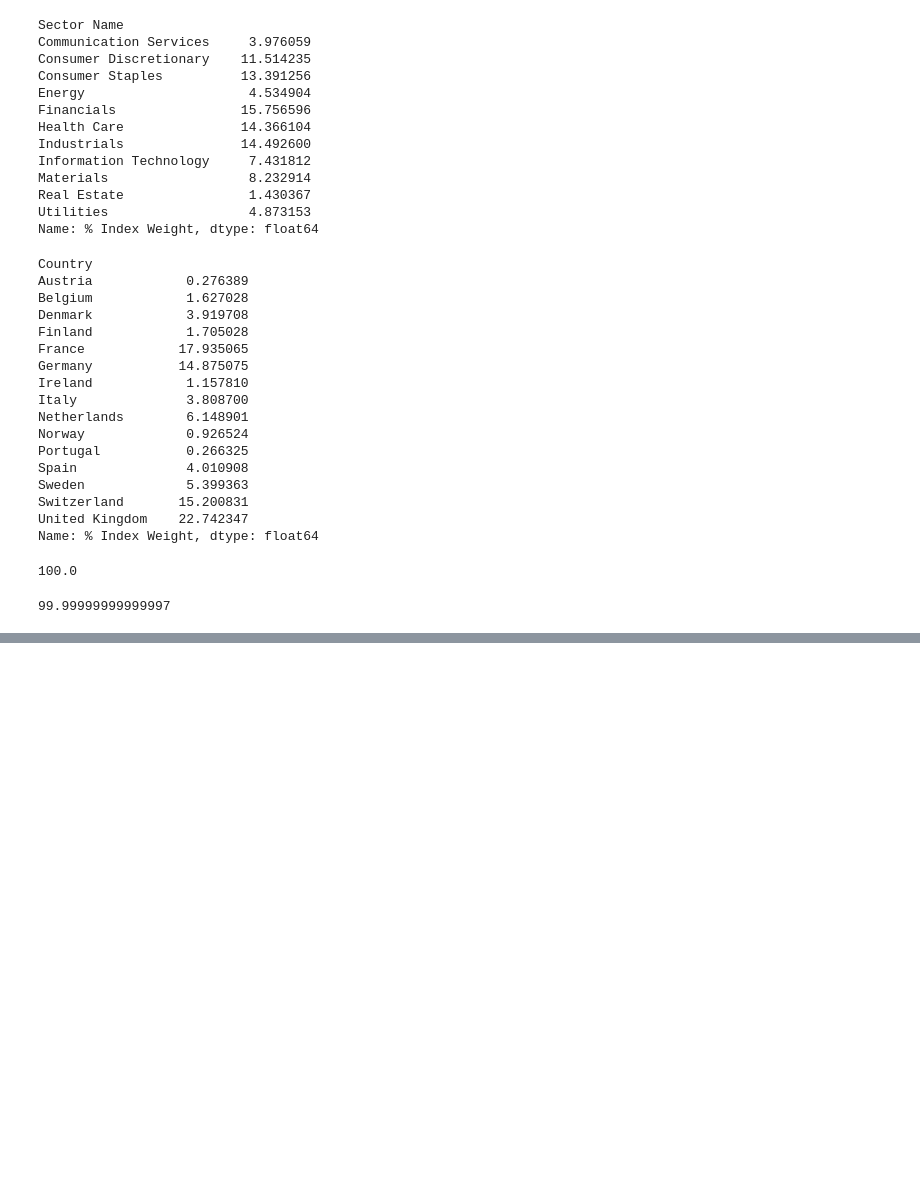
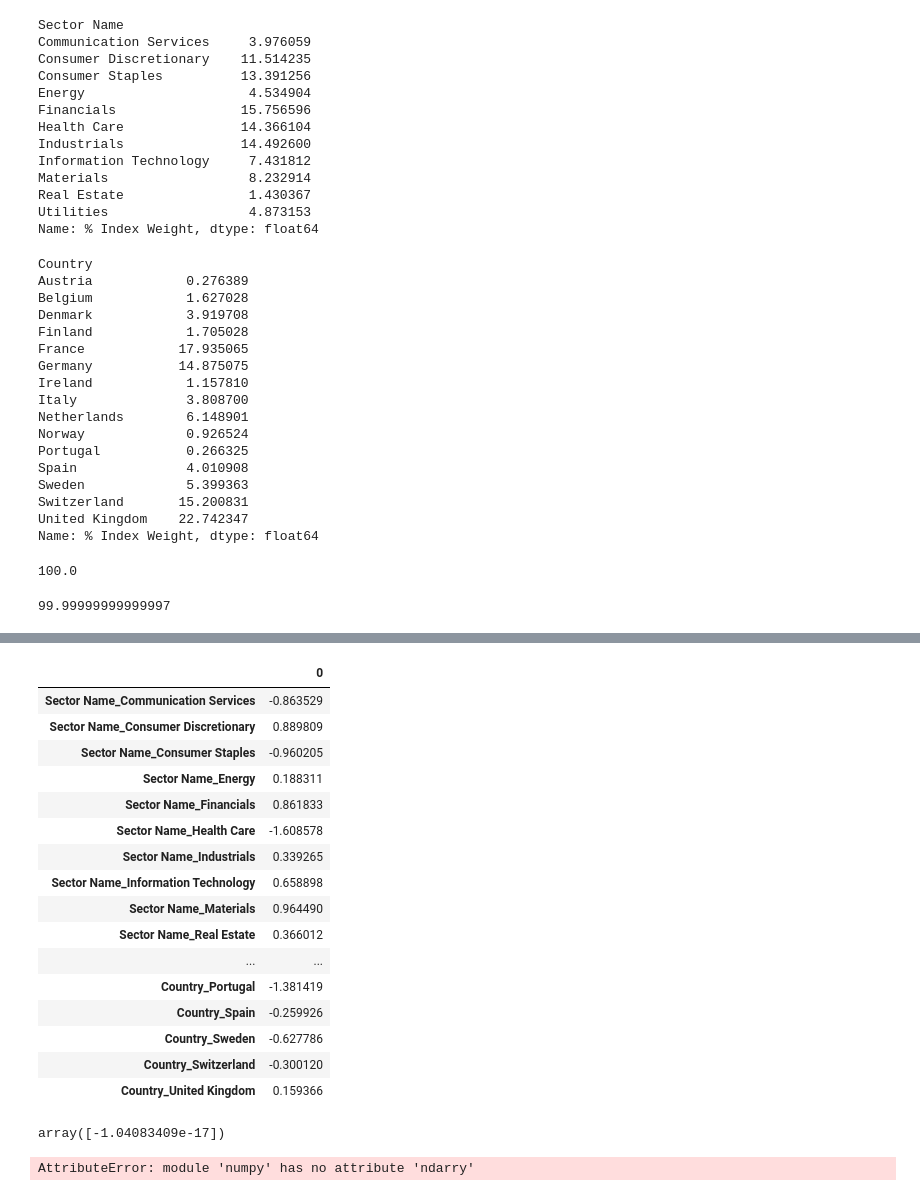
Before and after one commit to faisfabio83/custom_risk_model, a Jupyter notebook: Country-Sector Risk Model.ipynb, the cells around one changed output, grey strips where cells are left out. Drawn from its saved outputs; the diff is of its cells as text; code cells hidden in the pictures; blank space fills up the shorter version.

```diff
--- a/Country-Sector Risk Model.ipynb
+++ b/Country-Sector Risk Model.ipynb
@@ -185,0 +198,4 @@ sector_weights.sum()
+# %%
+y = df['1 Day %Change']
+y.index = df['Symbol']
+y.head()
@@ -185,0 +251,18 @@ sector_weights.sum()
+# %%
+# Model 2: Constrained (Sector dummies plus Intercept) s.t. sum sector_weight * x = 0
+
+# Set Constraints and add intercept
+
+intercept = pd.DataFrame(np.ones(len(y))); intercept.index = df['Symbol']
+
+A_sector = pd.merge(intercept, s_dummies, left_index = True, right_index = True)
+
+x_sector_zero = cp.Variable(A_sector.shape[1])
+
+sector_zero = cp.sum(np.ndarray(shape = (11, 1), buffer = sector_weights.values).T / 100 @ x_sector_zero[1:]) == 0
+# sw_mod = pd.Series([0.0], index = ["Intercept"]).append(sector_weights)
+# sector_zero = cp.sum(sw_mod / 100 @ x_sector_zero.value) == 0
+
+cost = cp.sum_squares( A_sector.values @ x_sector_zero - y )
+prob_sector_zero = cp.Problem(cp.Minimize(cost), [ sector_zero ])
+prob_sector_zero.solve()
@@ -185,0 +300,21 @@ sector_weights.sum()
+# %%
+# Model 3: Constrained (Sector & Country dummies plus Intercept) s.t. sum sector_weight * x = 0 & sum country_weight * x = 0
+
+# Set Constraints and add intercept
+
+intercept.column = ['Intercept']
+c_dummies = pd.get_dummies(df[['Country']]); c_dummies.index = df['Symbol']
+
+A_sector_country = intercept.join(s_dummies).join(c_dummies)
+
+x_sector_country_zero = cp.Variable(A_sector_country.shape[1])
+
+sector_zero = cp.sum(np.ndarray(shape = (s_dummies.shape[1], 1), buffer = sector_weights.values).T / 100 @ x_sector_country_zero[1:s_dummies.shape[1]+1]) == 0
+country_zero = cp.sum(np.ndarray(shape = (c_dummies.shape[1], 1), buffer = country_weights.values).T / 100 @ x_sector_country_zero[s_dummies.shape[1]+1:]) == 0
+
+# sw_mod = pd.Series([0.0], index = ["Intercept"]).append(sector_weights)
+# sector_zero = cp.sum(sw_mod / 100 @ x_sector_zero.value) == 0
+
+cost = cp.sum_squares( A_sector_country.values @ x_sector_country_zero - y )
+prob_sector_country_zero = cp.Problem(cp.Minimize(cost), [ sector_zero, country_zero ])
+prob_sector_country_zero.solve()
@@ -185,0 +340,30 @@ sector_weights.sum()
+# %%
+pd.DataFrame(x_sector_country_zero[1:].value, index = A_sector_country.columns[1:])
+# %% [output]
+|  | 0 |
+| Sector Name_Communication Services | -0.863529 |
+| Sector Name_Consumer Discretionary | 0.889809 |
+| Sector Name_Consumer Staples | -0.960205 |
+| Sector Name_Energy | 0.188311 |
+| Sector Name_Financials | 0.861833 |
+| Sector Name_Health Care | -1.608578 |
+| Sector Name_Industrials | 0.339265 |
+| Sector Name_Information Technology | 0.658898 |
+| Sector Name_Materials | 0.964490 |
+| Sector Name_Real Estate | 0.366012 |
+| ... | ... |
+| Country_Portugal | -1.381419 |
+| Country_Spain | -0.259926 |
+| Country_Sweden | -0.627786 |
+| Country_Switzerland | -0.300120 |
+| Country_United Kingdom | 0.159366 |
+# %%
+# Check Country Constraint
+
+np.ndarray(shape = (c_dummies.shape[1], 1), buffer = country_weights.values).T / 100 @ x_sector_country_zero[s_dummies.shape[1]+1:].value
+# %% [output]
+array([-1.04083409e-17])
+# %%
+np.ndarry(shape = (s_dummies.shape[1], 1), buffer = s_dummies.values)
+# %% [output]
+AttributeError: module 'numpy' has no attribute 'ndarry'
```
Also changed, not shown: parts of 16 cells of this notebook.
